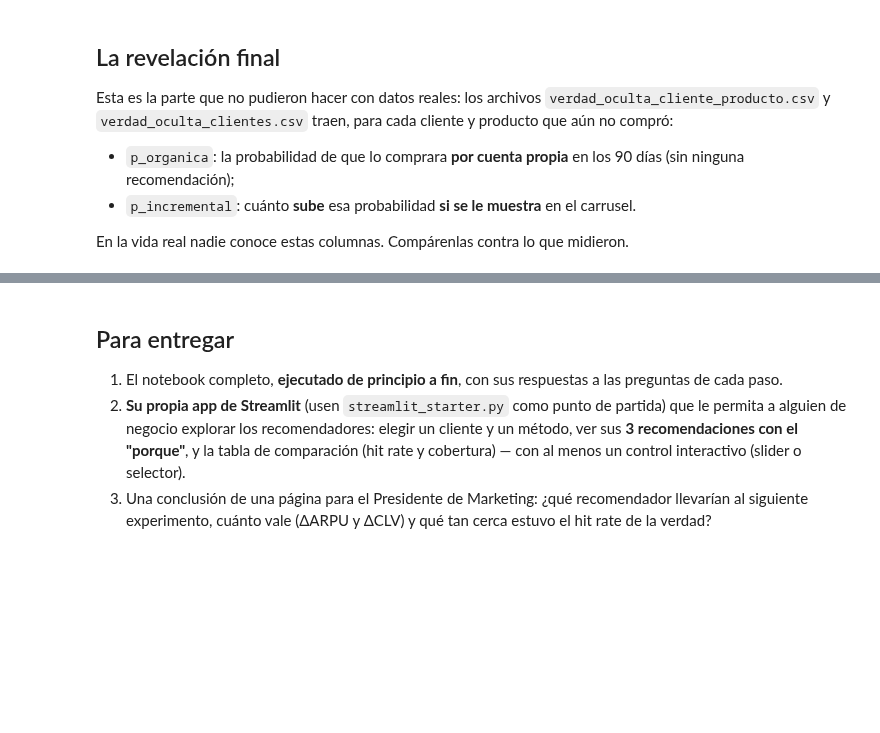
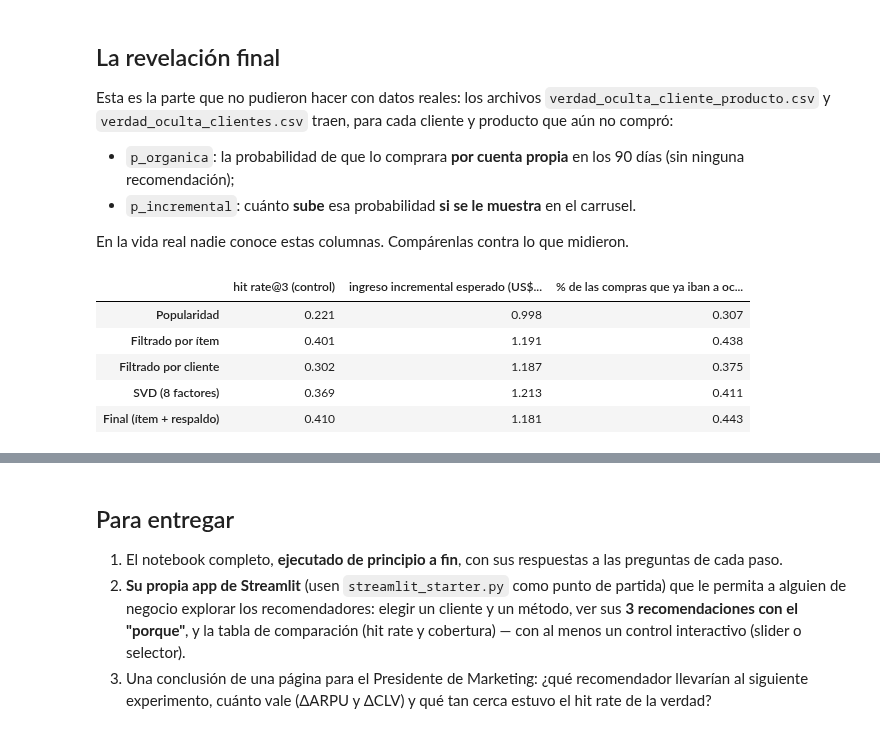
Before and after one commit to Randres106/marketing-analytics-Rafael-Alvarez, a Jupyter notebook: Semana_4/Tarea/laboratorio_recomendacion.ipynb, the cells around one changed output, grey strips where cells are left out. Drawn from its saved outputs; the diff is of its cells as text; code cells hidden in the pictures; blank space fills up the shorter version.

```diff
--- a/Semana_4/Tarea/laboratorio_recomendacion.ipynb
+++ b/Semana_4/Tarea/laboratorio_recomendacion.ipynb
@@ -99,6 +112,6 @@ np.fill_diagonal(S_us, 0)
 S_user = np.zeros_like(X)
 for i in range(len(X)):
     # TODO 3: los K vecinos más parecidos del cliente i, y sus compras ponderadas por la similitud
-    vec = ...             # <-- reemplacen esto: posiciones de los K más parecidos (np.argsort)
-    S_user[i] = ...       # <-- reemplacen esto: similitudes de esos vecinos @ sus compras (X[vec])
+    vec = np.argsort(S_us[i])[-K_VECINOS:]             # <-- reemplacen esto: posiciones de los K más parecidos (np.argsort)
+    S_user[i] = S_us[i, vec] @ X[vec]       # <-- reemplacen esto: similitudes de esos vecinos @ sus compras (X[vec])
 print(S_us.shape, S_user.shape)
@@ -112,8 +130,10 @@ print(S_us.shape, S_user.shape)
 # %%
 # TODO 4: SU modelo. Construyan una matriz de puntajes S_libre con la misma forma que X (8,000 × 29).
-nombre_libre = "..."     # <-- pónganle nombre (ej. "SVD (8 factores)")
-S_libre = ...            # <-- reemplacen esto
+nombre_libre = "SVD (8 factores)"   # <-- pónganle nombre (ej. "SVD (8 factores)")
+svd = TruncatedSVD(n_components=8, random_state=42)
+Z = svd.fit_transform(X)
+S_libre = Z @ svd.components_            # <-- reemplacen esto
 
-assert isinstance(S_libre, np.ndarray) and S_libre.shape == X.shape, "Completen el TODO 4: S_libre debe tener la misma forma que X"
+assert isinstance(S_libre, np.ndarray) and S_libre.shape == X.shape
 metodos = {"Popularidad": S_pop, "Filtrado por ítem": S_item, "Filtrado por cliente": S_user, nombre_libre: S_libre}
 print("Métodos listos:", list(metodos))
@@ -140,7 +166,8 @@ def hit_rate_at_k(scores, K=3, mask=None):
     top = top_k(scores, K)
     # TODO 5: ¿al menos una de las K recomendaciones fue un producto NUEVO que el cliente compró? (True/False por cliente)
     # Pista: NUEVO[u, top[u]] son los 1/0 de los K productos recomendados al cliente u.
-    aciertos = ...    # <-- reemplacen esto: un arreglo con un True/False por cliente
+    filas = np.arange(len(X))[:, None]
+    aciertos = (NUEVO[filas, top].sum(axis=1) > 0)
     return aciertos[mask].mean()
 
 def precision_at_k(scores, K=3, mask=None):
@@ -242,7 +299,7 @@ tabla_frio.round(3)
 # %%
 # TODO 8: recomendador FINAL = filtrado por ítem para quien tiene historial, y popularidad para quien no (arranque en frío)
 tiene_historial = (X.sum(axis=1) > 0)[:, None]
-S_final = ...    # <-- reemplacen esto: np.where(tiene_historial, <puntajes por ítem>, <puntajes de popularidad>)
+S_final = np.where(tiene_historial, S_item, S_pop)    # <-- reemplacen esto: np.where(tiene_historial, <puntajes por ítem>, <puntajes de popularidad>)
 
 metodos["Final (ítem + respaldo)"] = S_final
 print("hit rate@3 en control · ítem solo:", round(hit_rate_at_k(S_item, mask=mask_eval), 3),
@@ -264,24 +325,31 @@ Esta es la parte que no pudieron hacer con datos reales: los archivos `verdad_oc
 
 En la vida real nadie conoce estas columnas. Compárenlas contra lo que midieron.
 # %%
-vo_cp = pd.read_csv("verdad_oculta_cliente_producto.csv")
-vo_cl = pd.read_csv("verdad_oculta_clientes.csv").set_index("customer_id").loc[M.index]
+vo_cp = pd.read_csv("data/verdad_oculta_cliente_producto.csv")
+vo_cl = pd.read_csv("data/verdad_oculta_clientes.csv").set_index("customer_id").loc[M.index]
 pi = vo_cp.pivot(index="customer_id", columns="item", values="p_incremental").reindex(index=M.index, columns=productos).fillna(0).values
 po = vo_cp.pivot(index="customer_id", columns="item", values="p_organica").reindex(index=M.index, columns=productos).fillna(0).values
 precio_v = catalogo.set_index("item")["precio"].reindex(productos).values
 n = len(X); filas_ = np.arange(n)[:, None]
 
 filas = {}
 for nombre, S in metodos.items():
     tk = top_k(S)
     inc = pi[filas_, tk].sum(axis=1)                       # compras EXTRA esperadas si se le muestran esos 3 productos
     inc_usd = (pi[filas_, tk] * precio_v[tk]).sum(axis=1)
     org = po[filas_, tk].sum(axis=1)                       # compras de esos 3 que YA iban a ocurrir
     filas[nombre] = {"hit rate@3 (control)": hit_rate_at_k(S, mask=mask_eval),
                      "ingreso incremental esperado (US$/cliente)": inc_usd.mean(),
                      "% de las compras que ya iban a ocurrir": org.sum() / (org.sum() + inc.sum())}
 rev = pd.DataFrame(filas).T
 rev.round(3)
+# %% [output]
+|  | hit rate@3 (control) | ingreso incremental esperado (US$... | % de las compras que ya iban a oc... |
+| Popularidad | 0.221 | 0.998 | 0.307 |
+| Filtrado por ítem | 0.401 | 1.191 | 0.438 |
+| Filtrado por cliente | 0.302 | 1.187 | 0.375 |
+| SVD (8 factores) | 0.369 | 1.213 | 0.411 |
+| Final (ítem + respaldo) | 0.410 | 1.181 | 0.443 |
 # %%
 tk_pop = top_k(S_pop)
 real_trat = (pi[filas_, tk_pop] * precio_v[tk_pop]).sum(axis=1)[~es_control].mean()
```
Also changed, not shown: parts of 20 cells of this notebook.
